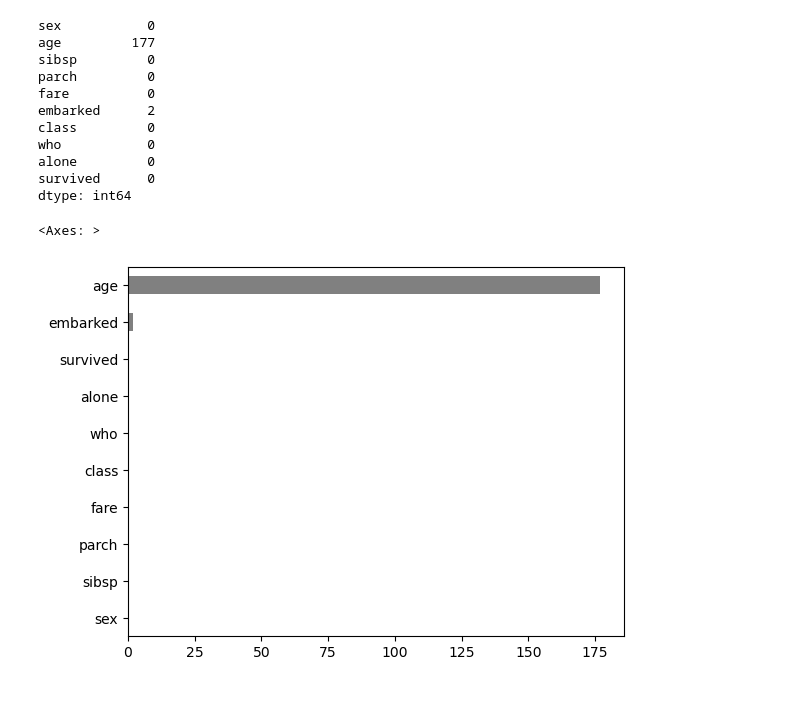
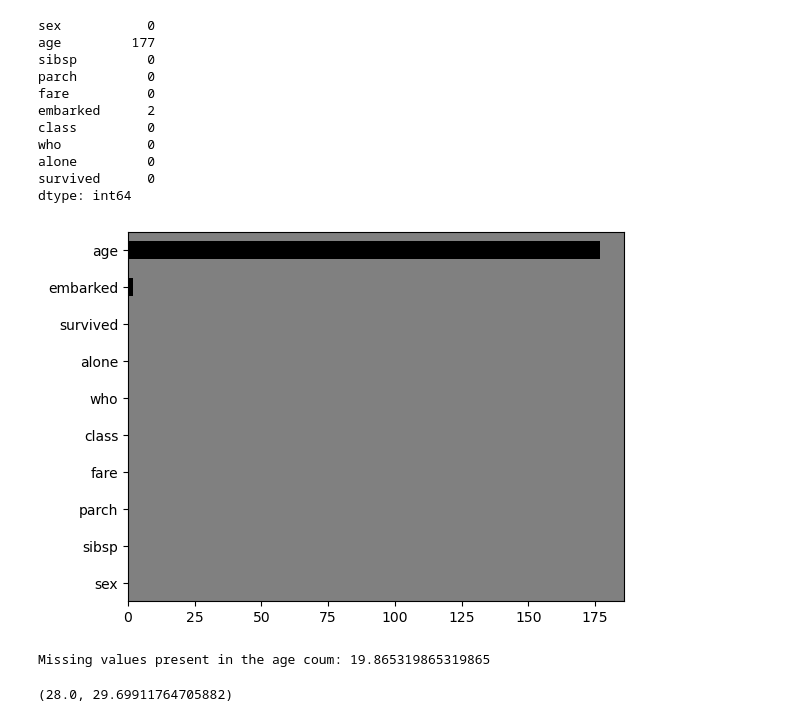
Before and after one commit to RahulDhobi192030/DATA_SCIENCE, a Jupyter notebook: Pandas/Lecture2.ipynb, the cells around one changed output. Drawn from its saved outputs; the diff is of its cells as text; code cells hidden in the pictures.

```diff
--- a/Pandas/Lecture2.ipynb
+++ b/Pandas/Lecture2.ipynb
@@ -56,7 +56,21 @@ survived      0
 dtype: int64
 # %%
 # Checking Missing Values information and creating graph
-df.isnull().sum().sort_values(ascending= True).plot(kind = 'barh',color = 'gray')
+ax=df.isnull().sum().sort_values(ascending= True).plot(kind = 'barh',color = 'black')
+ax.set_facecolor('gray')
 # %% [output]
-<Axes: >
-[figure, old version]
+[figure, new version]
+# %%
+# Imputation statergy
+'''
+1. Mean : Average
+2. Median : Central Value
+3. any random constant value
+'''
+print('Missing values present in the age coum:',df['age'].isnull().sum()/len(df)*100)
+# %% [output]
+Missing values present in the age coum: 19.865319865319865
+# %%
+df['age'].median(),df['age'].mean()
+# %% [output]
+(28.0, 29.69911764705882)
```
Also changed, not shown: parts of 10 cells of this notebook, 1 other file.
